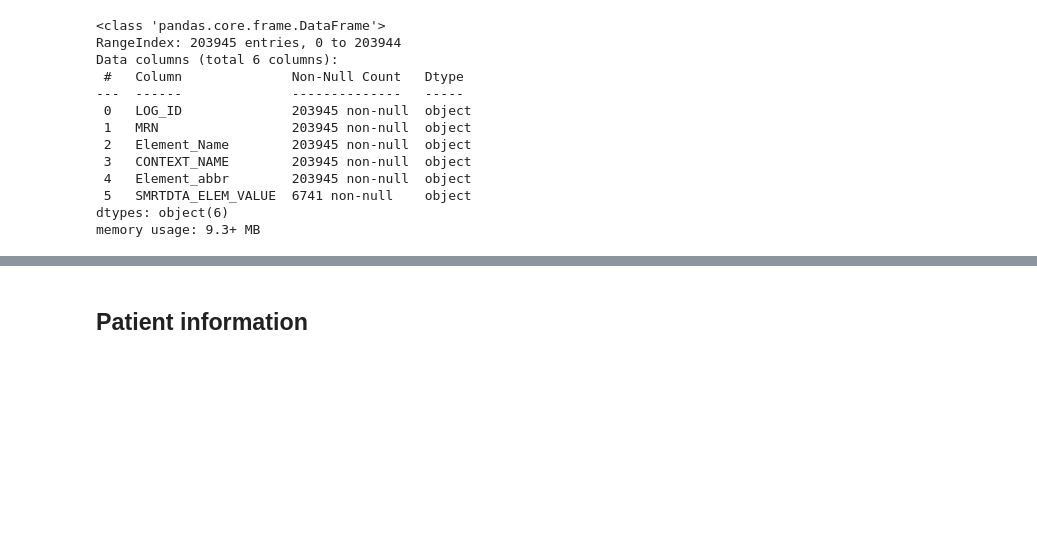
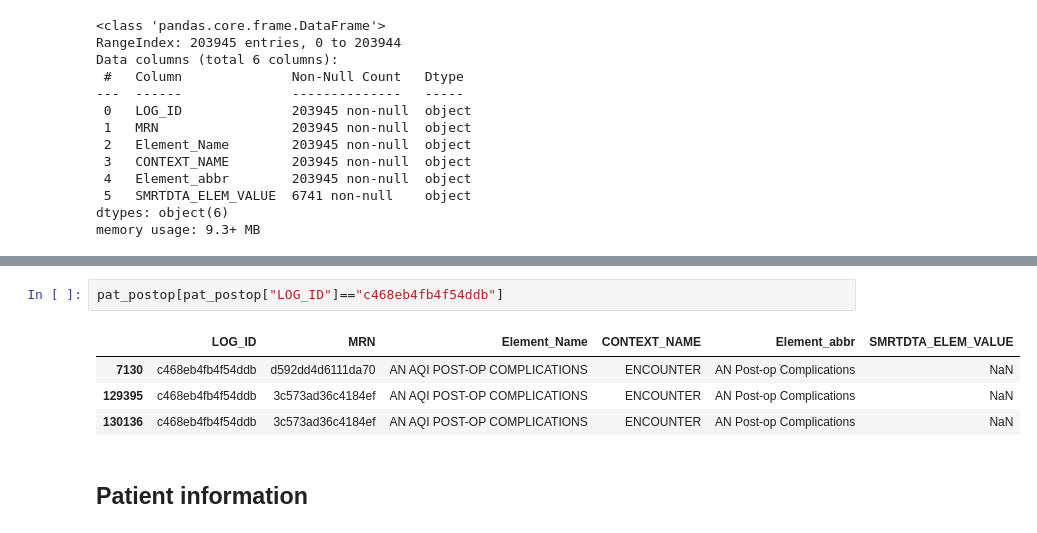
Before and after one commit to MOVER-analysis/MOVER-analysis, a Jupyter notebook: proposal_wrangling_strategy.ipynb, the cells around one changed output, grey strips where cells are left out. Drawn from its saved outputs; the diff is of its cells as text; blank space fills up the shorter version.

```diff
--- a/proposal_wrangling_strategy.ipynb
+++ b/proposal_wrangling_strategy.ipynb
@@ -65,3 +71,10 @@ pat_postop.head()
+# %%
+pat_postop[pat_postop["LOG_ID"]=="c468eb4fb4f54ddb"]
+# %% [output]
+|  | LOG_ID | MRN | Element_Name | CONTEXT_NAME | Element_abbr | SMRTDTA_ELEM_VALUE |
+| 7130 | c468eb4fb4f54ddb | d592dd4d6111da70 | AN AQI POST-OP COMPLICATIONS | ENCOUNTER | AN Post-op Complications | NaN |
+| 129395 | c468eb4fb4f54ddb | 3c573ad36c4184ef | AN AQI POST-OP COMPLICATIONS | ENCOUNTER | AN Post-op Complications | NaN |
+| 130136 | c468eb4fb4f54ddb | 3c573ad36c4184ef | AN AQI POST-OP COMPLICATIONS | ENCOUNTER | AN Post-op Complications | NaN |
 # %% [markdown]
 ## Patient information
 # %% [markdown]
```
Also changed, not shown: parts of 9 cells of this notebook.
